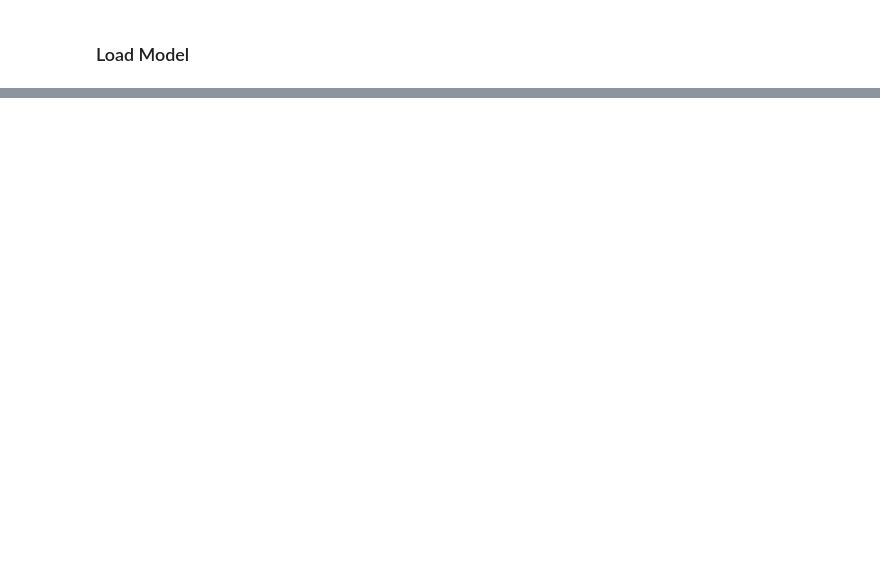
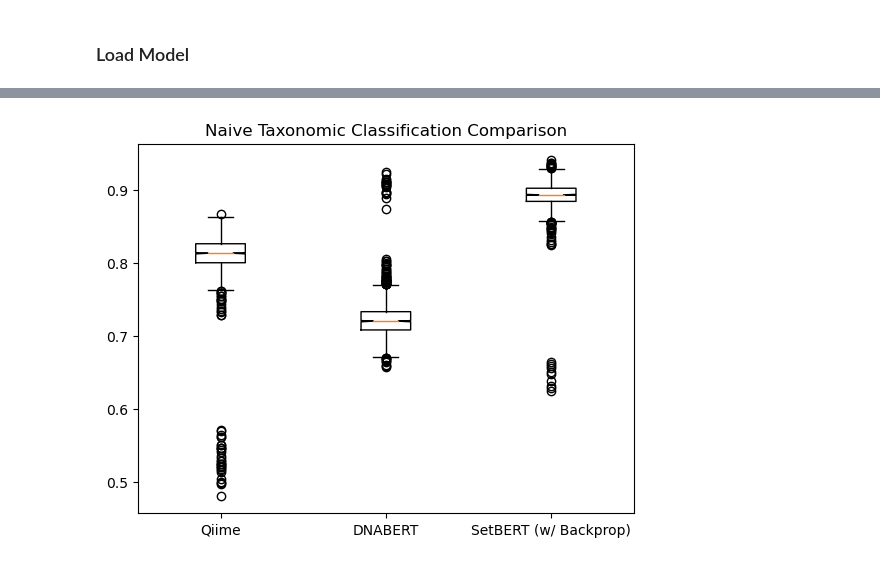
Before and after one commit to DLii-Research/setbert, a Jupyter notebook: notebooks/Qiime Classifier.ipynb, the cells around one changed output, grey strips where cells are left out. Saved outputs shown, nothing was run; the diff lists cells and outputs as text; code cells hidden in the pictures; blank space fills up the shorter version.

Commit message:
Update taxonomy models

```diff
--- a/notebooks/Qiime Classifier.ipynb
+++ b/notebooks/Qiime Classifier.ipynb
@@ -206,24 +129,0 @@ import bisect
-# %%
-rng = np.random.default_rng(1)
-
-sequences = []
-y_true = []
-for identifier, sequence in val_data.sequences.items():
-    indices = val_data.augmentable_indices[identifier]
-    offset = rng.integers(len(sequence) - 150 + 1)
-    i = bisect.bisect_left(indices, offset)
-    augmented_sequence = sequence[offset:offset+150].copy() # allow write
-    while i < len(indices) and indices[i] - offset < len(augmented_sequence):
-        bases = ENC_INCOMPLETE_BASE_MAP[augmented_sequence[indices[i] - offset]]
-        augmented_sequence[indices[i] - offset] = rng.choice(bases)
-        i += 1
-    # label
-    label = id_to_label_map[tax_map[identifier]]
-    expanded_label = np.empty(len(level_maps), dtype=int)
-    for i, (level_map, part) in enumerate(zip(level_maps, label.split('; '))):
-        part = part[3:]
-        expanded_label[i] = level_map[part] if part in level_map else -1
-    sequences.append("".join([BASE_MAP_REV[c] for c in augmented_sequence]))
-    y_true.append(expanded_label)
-sequences = np.array(sequences)
-y_true = np.array(y_true).T
@@ -259,0 +130,3 @@ Qiime Classifier Seed 0
+# %%
+files = list(find_fastas_and_taxonomies("/home/dwl2x/work/Datasets/Synthetic/Nachusa/test"))
+len(files)
@@ -259,0 +135,10 @@ Qiime Classifier Seed 0
+# %%
+t = time.time()
+def run(args):
+    fasta_file, tax_file = args
+    sequences, labels = read_fasta_and_taxonomies(fasta_file, tax_file)
+    pred = model.predict(sequences)
+    return np.sum(pred == labels) / len(labels)
+accuracies = process_map(run, files, max_workers=64)
+print(time.time() - t)
+accuracies = np.array(accuracies)
@@ -259,0 +170,9 @@ Qiime Classifier Seed 0
+# %%
+accuracies_dnabert = np.loadtxt("./logs/dnabert_taxonomy_naive_accuracy.txt")
+accuracies_setbert = np.loadtxt("./logs/setbert_taxonomy_naive_full_accuracy.txt")
+# %%
+plt.title("Naive Taxonomic Classification Comparison")
+plt.boxplot([accuracies, accuracies_dnabert, accuracies_setbert], notch=True, labels=["Qiime", "DNABERT", "SetBERT (w/ Backprop)"])
+plt.show()
+# %% [output]
+[figure, added]
```
Also changed, not shown: parts of 41 cells of this notebook, 3 other files.
